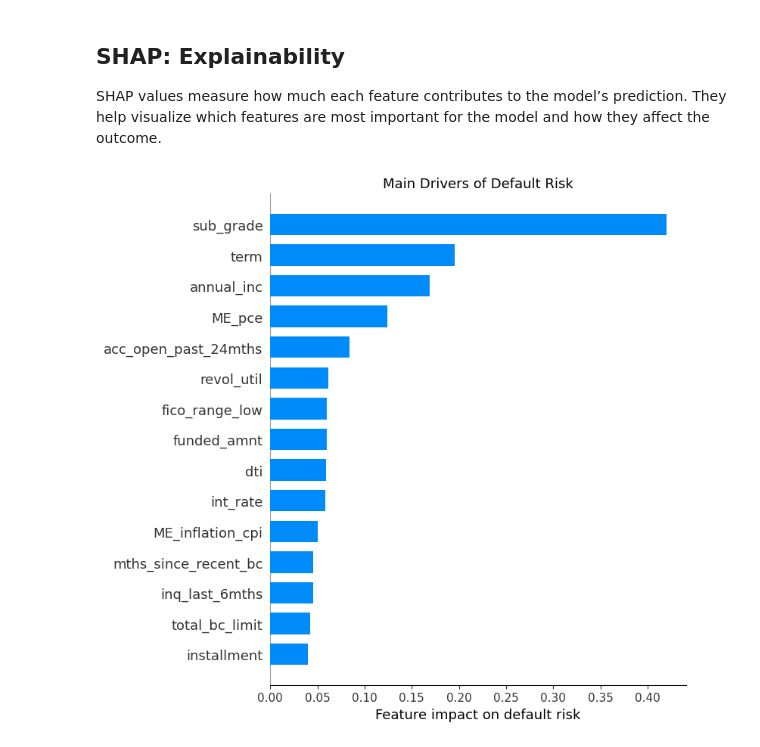
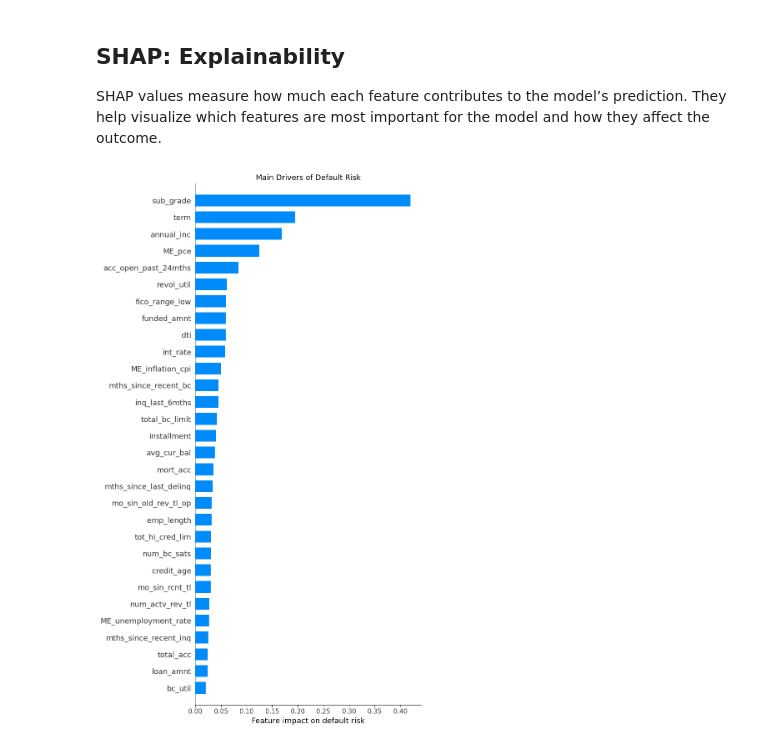
Before and after one commit to 4GeeksAcademy/final_project_creditscoring, a Jupyter notebook: notebooks/EDA.ipynb, the cells around one changed output. Drawn from its saved outputs; the diff is of its cells as text; code cells hidden in the pictures.

```diff
--- a/notebooks/EDA.ipynb
+++ b/notebooks/EDA.ipynb
@@ -1571,7 +1572,7 @@ To compare different classification algorithms, a stratified cross-validation ap
 For each model, training and validation were performed across multiple folds, and performance was evaluated using ROC-AUC. The mean ROC-AUC was used to assess overall discriminative performance, while the standard deviation across folds was used to evaluate model stability. This procedure ensured that model selection was based on robust generalization performance rather than a single train–validation split.
 # %%
 cv = StratifiedKFold(n_splits=5, shuffle=True, random_state=42)
-X_cv = X_train[features_ob1]
+X_cv = X_test_1=X_test[features_ob1]
 # %%
 models = {
     "Logistic Regression": LogisticRegression(
@@ -1925,15 +1909,15 @@ shap_values = explainer.shap_values(X_test_sel)
 # %%
 shap.summary_plot(
     shap_values,
     X_test_sel,
     plot_type="bar",
-    max_display=15,
+    max_display=30,
     show=False
 )
 
 plt.xlabel("Feature impact on default risk")
 plt.title("Main Drivers of Default Risk", fontsize=13)
 plt.tight_layout()
 plt.show()
 # %% [output]
-[figure, old version]
+[figure, new version]
```
Also changed, not shown: parts of 7 cells of this notebook.
